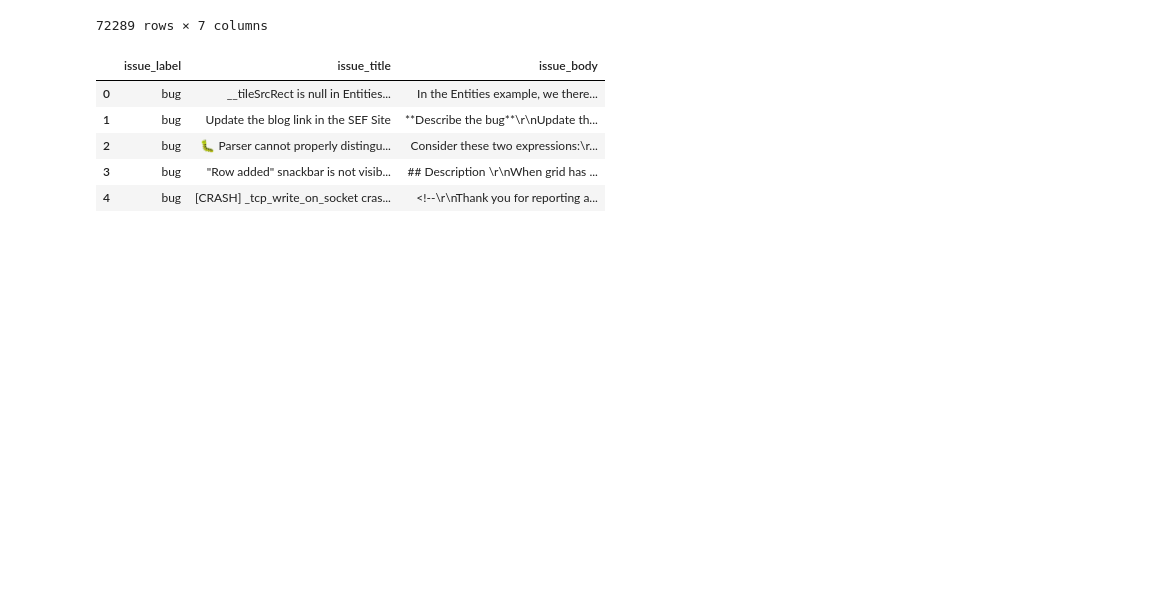
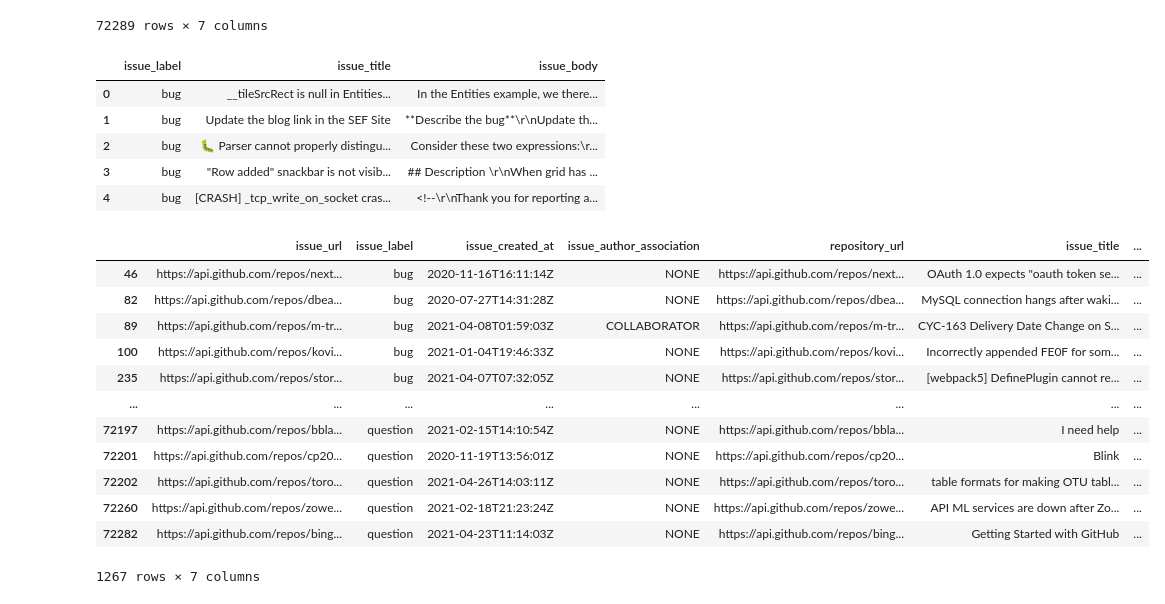
Before and after one commit to ervinb0/Ticket-Classifier, a Jupyter notebook: week2_exercise.ipynb, the cells around one changed output. Cells and saved outputs as stored; diff of their text form; code cells hidden in the pictures; blank space fills up the shorter version.

```diff
--- a/week2_exercise.ipynb
+++ b/week2_exercise.ipynb
@@ -1,7 +1,7 @@
 # %%
 import pandas as pd
 # %%
-df = pd.read_csv('sample1.csv')
+df = pd.read_csv('datasets/sample1.csv')
 df.head()
 # %% [output]
 |  | issue_url | issue_label | issue_created_at | issue_author_association | repository_url | issue_title | ... |
@@ -36,3 +36,21 @@ df_1.head()
 | 2 | bug | 🐛 Parser cannot properly distingu... | Consider these two expressions:\r... |
 | 3 | bug | "Row added" snackbar is not visib... | ## Description \r\nWhen grid has ... |
 | 4 | bug | [CRASH] _tcp_write_on_socket cras... | <!--\r\nThank you for reporting a... |
+# %%
+specific_word = 'why'  # replace with the word you are looking for
+filtered_df = df[df['issue_body'].str.contains(specific_word, na=False)]
+filtered_df
+# %% [output]
+|  | issue_url | issue_label | issue_created_at | issue_author_association | repository_url | issue_title | ... |
+| 46 | https://api.github.com/repos/next... | bug | 2020-11-16T16:11:14Z | NONE | https://api.github.com/repos/next... | OAuth 1.0 expects "oauth token se... | ... |
+| 82 | https://api.github.com/repos/dbea... | bug | 2020-07-27T14:31:28Z | NONE | https://api.github.com/repos/dbea... | MySQL connection hangs after waki... | ... |
+| 89 | https://api.github.com/repos/m-tr... | bug | 2021-04-08T01:59:03Z | COLLABORATOR | https://api.github.com/repos/m-tr... | CYC-163 Delivery Date Change on S... | ... |
+| 100 | https://api.github.com/repos/kovi... | bug | 2021-01-04T19:46:33Z | NONE | https://api.github.com/repos/kovi... | Incorrectly appended FE0F for som... | ... |
+| 235 | https://api.github.com/repos/stor... | bug | 2021-04-07T07:32:05Z | NONE | https://api.github.com/repos/stor... | [webpack5] DefinePlugin cannot re... | ... |
+| ... | ... | ... | ... | ... | ... | ... | ... |
+| 72197 | https://api.github.com/repos/bbla... | question | 2021-02-15T14:10:54Z | NONE | https://api.github.com/repos/bbla... | I need help | ... |
+| 72201 | https://api.github.com/repos/cp20... | question | 2020-11-19T13:56:01Z | NONE | https://api.github.com/repos/cp20... | Blink | ... |
+| 72202 | https://api.github.com/repos/toro... | question | 2021-04-26T14:03:11Z | NONE | https://api.github.com/repos/toro... | table formats for making OTU tabl... | ... |
+| 72260 | https://api.github.com/repos/zowe... | question | 2021-02-18T21:23:24Z | NONE | https://api.github.com/repos/zowe... | API ML services are down after Zo... | ... |
+| 72282 | https://api.github.com/repos/bing... | question | 2021-04-23T11:14:03Z | NONE | https://api.github.com/repos/bing... | Getting Started with GitHub | ... |
+1267 rows × 7 columns
```
Also changed, not shown: parts of 1 cell of this notebook, 7 other files.
